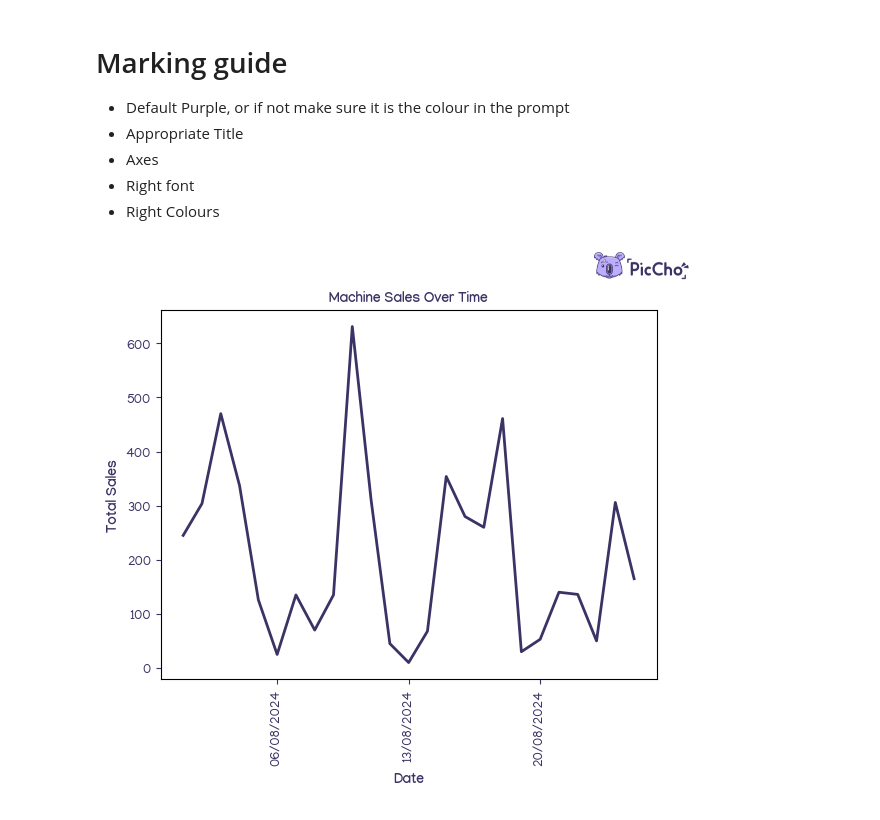
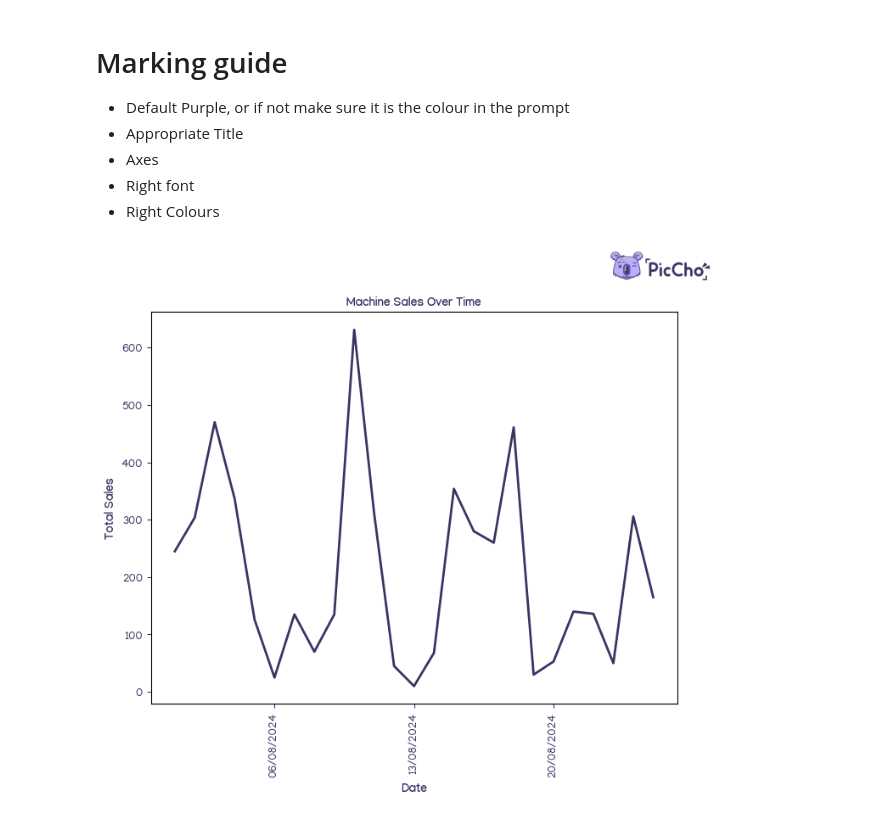
Before and after one commit to kasmello/ChoAI, a Jupyter notebook: train.ipynb, the cells around one changed output. Saved outputs shown, nothing was run; the diff lists cells and outputs as text; code cells hidden in the pictures.

```diff
--- a/train.ipynb
+++ b/train.ipynb
@@ -48,4 +9,4 @@ See the caveats in the documentation: https://pandas.pydata.org/pandas-docs/stab
 # %%
 #examples
 df = pd.read_csv('processeddata/joined_df.csv')
-df
+df['action_time'] = pd.to_datetime(df['action_time'])
@@ -90,20 +37,20 @@ manjari_thin = fm.FontProperties(fname=manjari_thin_path)
 # %%
 #show me machine sales over time
 
 sales_data = df[(df['action_time']>='2024-08-01') & (df['action_time']<='2024-08-31')].groupby('Date')['total'].sum().reset_index()
-fig, ax = plt.subplots()
+fig, ax = plt.subplots(figsize=(8,6))
 ax.plot(sales_data['Date'], sales_data['total'], color=dark, linewidth=2)
 ax.set_xlabel('Date', color=dark, font_properties=manjari_bold)
 ax.set_ylabel('Total Sales', color=dark, font_properties=manjari_bold)
 plt.xticks(rotation=90)
 ax.xaxis.set_major_locator(mdates.WeekdayLocator(interval=1))
 ax.set_title('Machine Sales Over Time', color=dark, font_properties=manjari_bold)
 ax.tick_params(colors=dark)
 for label in ax.get_xticklabels() + ax.get_yticklabels():
     label.set_fontproperties(manjari_regular)
 logo_ax = fig.add_axes([0.8, 0.85, 0.15, 0.15], anchor='NE', zorder=1)
 logo_ax.imshow(logo_img)
 logo_ax.axis('off')
 plt.show()
 # %% [output]
-[figure, old version]
+[figure, new version]
```
Also changed, not shown: parts of 19 cells of this notebook, 5 other files.
